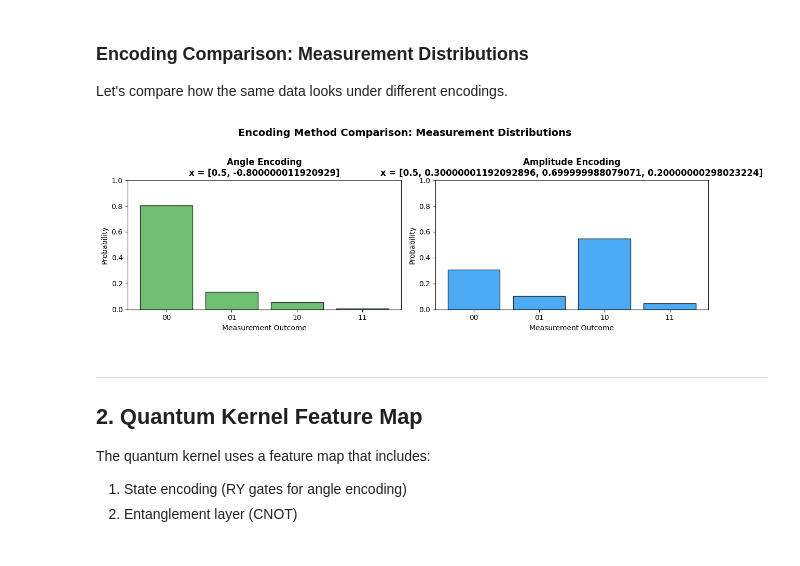
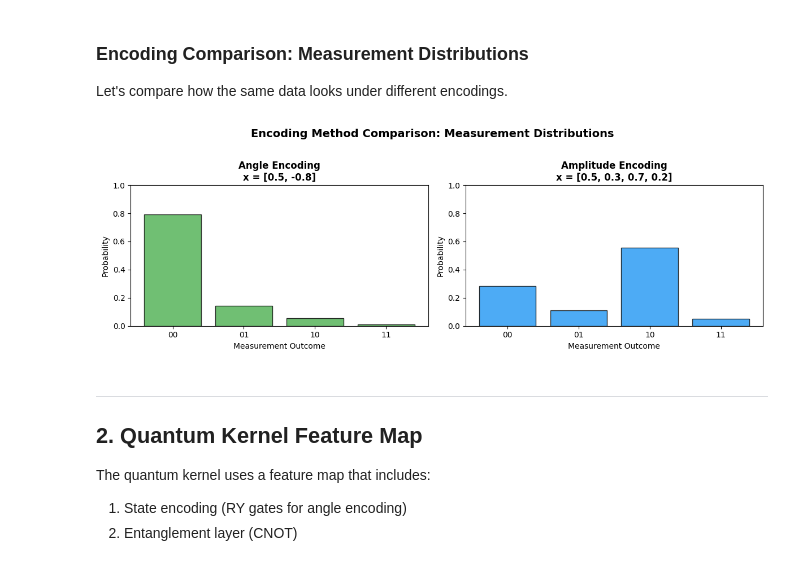
Before and after one commit to arihunter/COMPSCI648-Project, a Jupyter notebook: demos/circuit_visualization.ipynb, the cells around one changed output. Drawn from its saved outputs; the diff is of its cells as text; code cells hidden in the pictures.

```diff
--- a/demos/circuit_visualization.ipynb
+++ b/demos/circuit_visualization.ipynb
@@ -260,36 +280,36 @@ final_state_angle = apply_circuit_to_ket(state_angle, circuit_angle, n_qubits)
 counts_angle = measure(final_state_angle, shots=SHOTS)
 
 # Amplitude encoding: state is already prepared
 counts_amp = measure(state_amp, shots=SHOTS)
 
 # Plot comparison
 fig, axes = plt.subplots(1, 2, figsize=(12, 4))
 
 basis_labels = ['00', '01', '10', '11']
 
 # Angle encoding
 ax = axes[0]
 values = [counts_angle.get(b, 0) / SHOTS for b in basis_labels]
 ax.bar(basis_labels, values, color='#4CAF50', edgecolor='black', alpha=0.8)
-ax.set_title(f'Angle Encoding\nx = {x_angle.tolist()}', fontsize=12, fontweight='bold')
+ax.set_title(f'Angle Encoding\nx = {format_list(x_angle)}', fontsize=12, fontweight='bold')
 ax.set_ylabel('Probability')
 ax.set_xlabel('Measurement Outcome')
 ax.set_ylim(0, 1)
 
 # Amplitude encoding
 ax = axes[1]
 values = [counts_amp.get(b, 0) / SHOTS for b in basis_labels]
 ax.bar(basis_labels, values, color='#2196F3', edgecolor='black', alpha=0.8)
-ax.set_title(f'Amplitude Encoding\nx = {x_amplitude.tolist()}', fontsize=12, fontweight='bold')
+ax.set_title(f'Amplitude Encoding\nx = {format_list(x_amplitude)}', fontsize=12, fontweight='bold')
 ax.set_ylabel('Probability')
 ax.set_xlabel('Measurement Outcome')
 ax.set_ylim(0, 1)
 
 plt.suptitle('Encoding Method Comparison: Measurement Distributions', fontsize=14, fontweight='bold', y=1.02)
 plt.tight_layout()
 plt.show()
 # %% [output]
-[figure, old version]
+[figure, new version]
 # %% [markdown]
 ---
 ## 2. Quantum Kernel Feature Map
```
Also changed, not shown: parts of 22 cells of this notebook, 4 other files.
